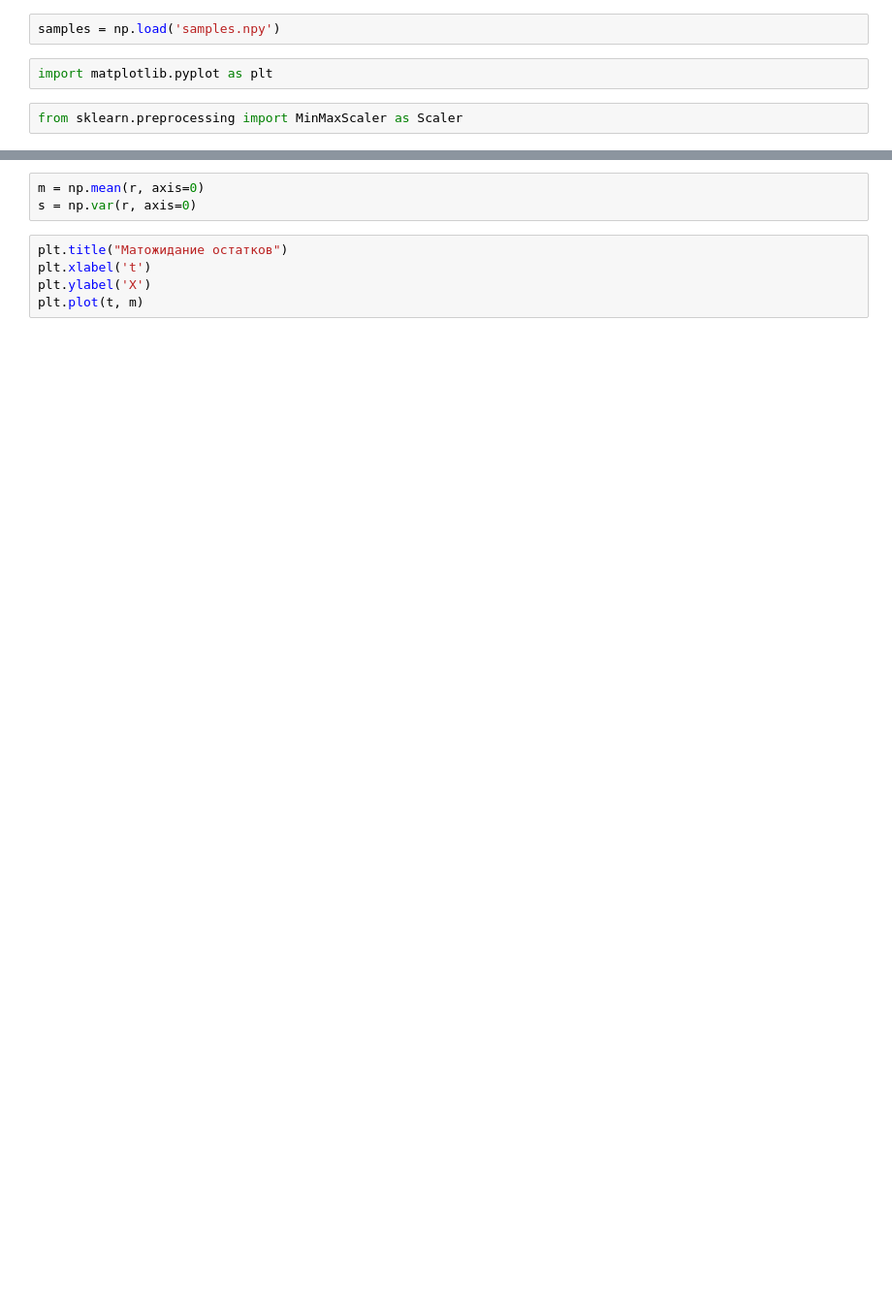
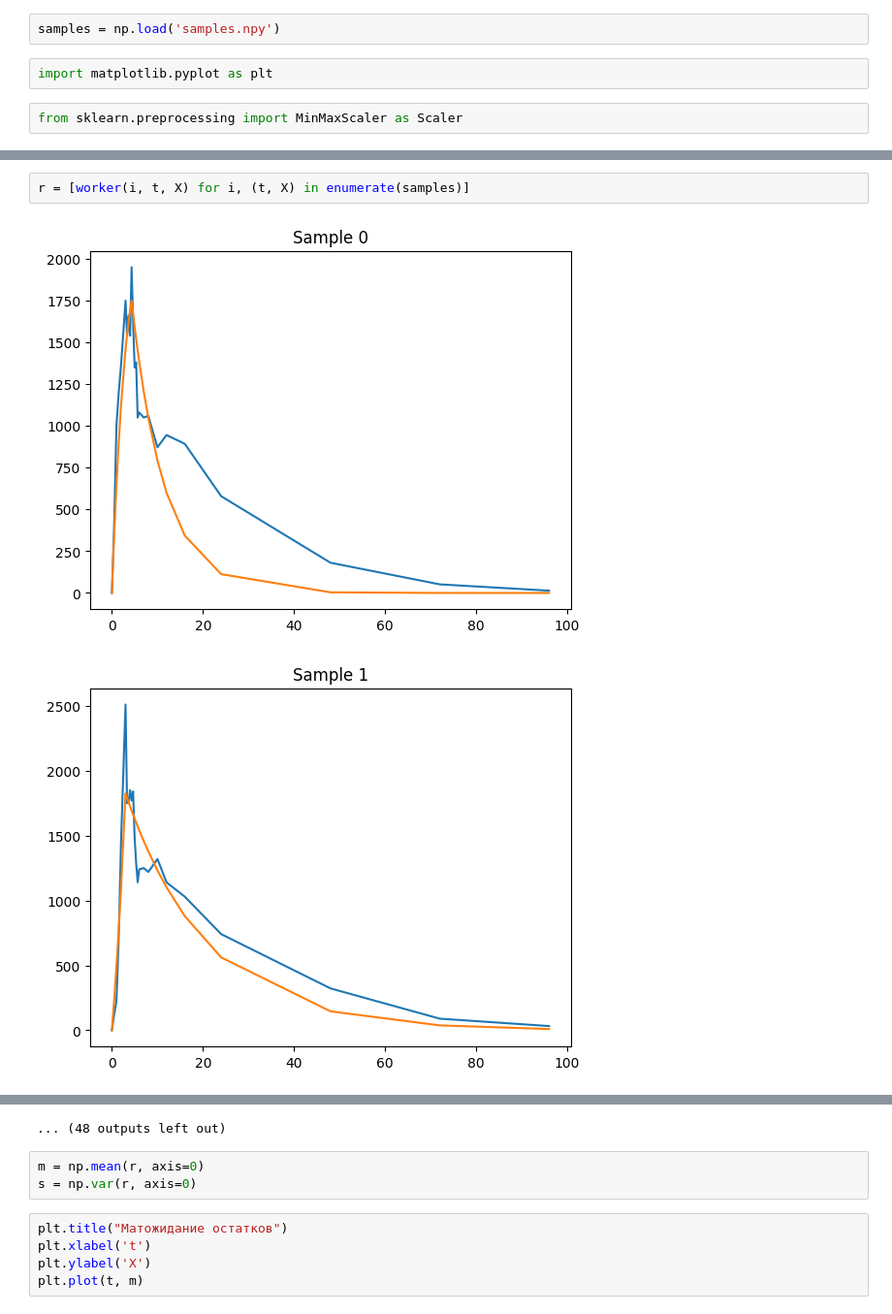
Before and after one commit to LumbaBalumba/yes-science, a Jupyter notebook: modelling.ipynb, the cells around one changed output, grey strips where cells are left out. Shown at 97% size. Saved outputs shown, nothing was run; the diff lists cells and outputs as text; blank space fills up the shorter version.

```diff
--- a/modelling.ipynb
+++ b/modelling.ipynb
@@ -46,0 +24,5 @@ for i, (t, X) in enumerate(samples):
+# %%
+r = [worker(i, t, X) for i, (t, X) in enumerate(samples)]
+# %% [output]
+[figure, added]
+[figure, added]
@@ -47,3 +39,4 @@ for i, (t, X) in enumerate(samples):
+... (48 outputs left out)
 # %%
 m = np.mean(r, axis=0)
 s = np.var(r, axis=0)
```
Also changed, not shown: parts of 7 cells of this notebook, 3 other files.
